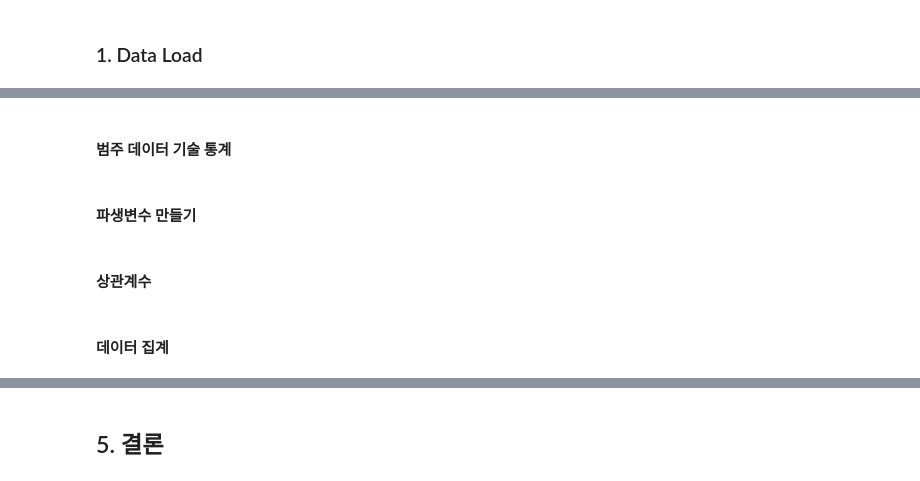
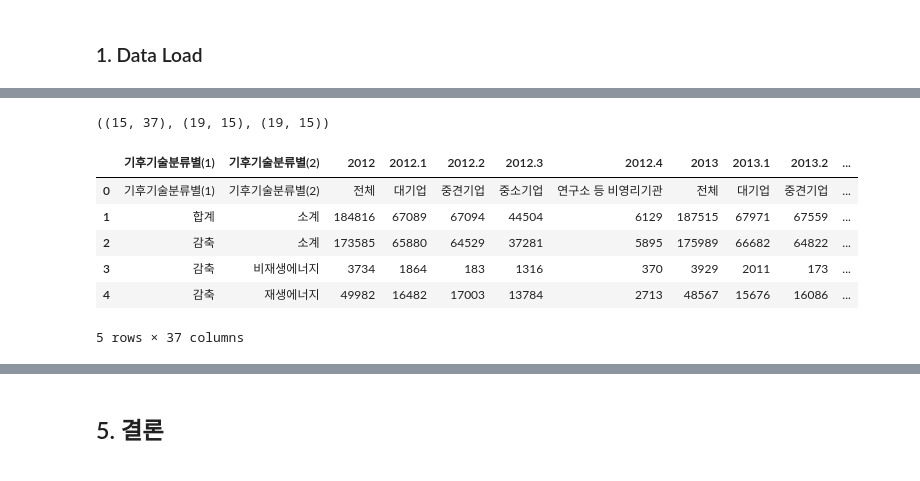
Before and after one commit to nuyhc/Mini_Project, a Jupyter notebook: 4. V_CTI_CN/v_cti_cn.ipynb, the cells around one changed output, grey strips where cells are left out. Saved outputs shown, nothing was run; the diff lists cells and outputs as text; code cells hidden in the pictures.

Commit message:
data draft

```diff
--- a/4. V_CTI_CN/v_cti_cn.ipynb
+++ b/4. V_CTI_CN/v_cti_cn.ipynb
@@ -138,0 +159,10 @@ from IPython.display import set_matplotlib_formats
+# %%
+# 기후기술 인력
+'''
+- 기후기술 부문별·기업규모별 종사자수 현황 기후기술 부문별·기업규모별 종사자수 현황 (2012~2018) -> df_Nemp
+- 기후기술 영역별 기관규모별 종사자 수 기후기술 영역별 기관규모별 종사자 수 (2019~2020) -> df_Nemp_e
+- 기후기술 영역별 기관규모별 연구원 수 기후기술 영역별 기관규모별 연구원 수 (2019~2020) -> df_Nrsc
+'''
+df_Nemp = pd.read_csv("data/기후기술_부문별·기업규모별_종사자수_현황_20220531140930.csv", encoding="cp949")
+df_Nemp_e = pd.read_csv("data/기후기술_영역별_기관규모별_종사자_수_20220531140641.csv", encoding="cp949")
+df_Nrsc = pd.read_csv("data/기후기술_영역별_기관규모별_연구원_수_20220531140632.csv", encoding="cp949")
@@ -159,8 +201,14 @@ from IPython.display import set_matplotlib_formats
-# %% [markdown]
-#### 범주 데이터 기술 통계
-# %% [markdown]
-#### 파생변수 만들기
-# %% [markdown]
-#### 상관계수
-# %% [markdown]
-#### 데이터 집계
+# %%
+df_Nemp.shape, df_Nemp_e.shape, df_Nrsc.shape
+# %% [output]
+((15, 37), (19, 15), (19, 15))
+# %%
+df_Nemp.head()
+# %% [output]
+|  | 기후기술분류별(1) | 기후기술분류별(2) | 2012 | 2012.1 | 2012.2 | 2012.3 | 2012.4 | 2013 | 2013.1 | 2013.2 | ... |
+| 0 | 기후기술분류별(1) | 기후기술분류별(2) | 전체 | 대기업 | 중견기업 | 중소기업 | 연구소 등 비영리기관 | 전체 | 대기업 | 중견기업 | ... |
+| 1 | 합계 | 소계 | 184816 | 67089 | 67094 | 44504 | 6129 | 187515 | 67971 | 67559 | ... |
+| 2 | 감축 | 소계 | 173585 | 65880 | 64529 | 37281 | 5895 | 175989 | 66682 | 64822 | ... |
+| 3 | 감축 | 비재생에너지 | 3734 | 1864 | 183 | 1316 | 370 | 3929 | 2011 | 173 | ... |
+| 4 | 감축 | 재생에너지 | 49982 | 16482 | 17003 | 13784 | 2713 | 48567 | 15676 | 16086 | ... |
+5 rows × 37 columns
```
Also changed, not shown: parts of 18 cells of this notebook.
